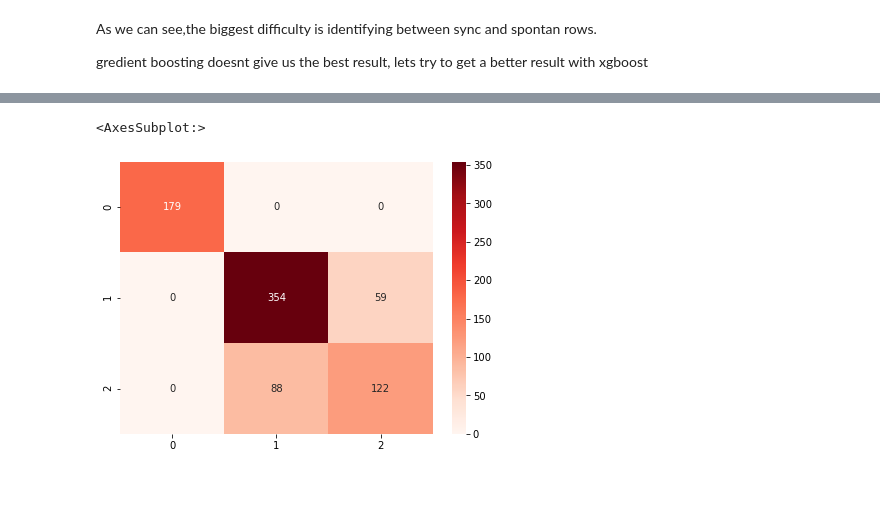
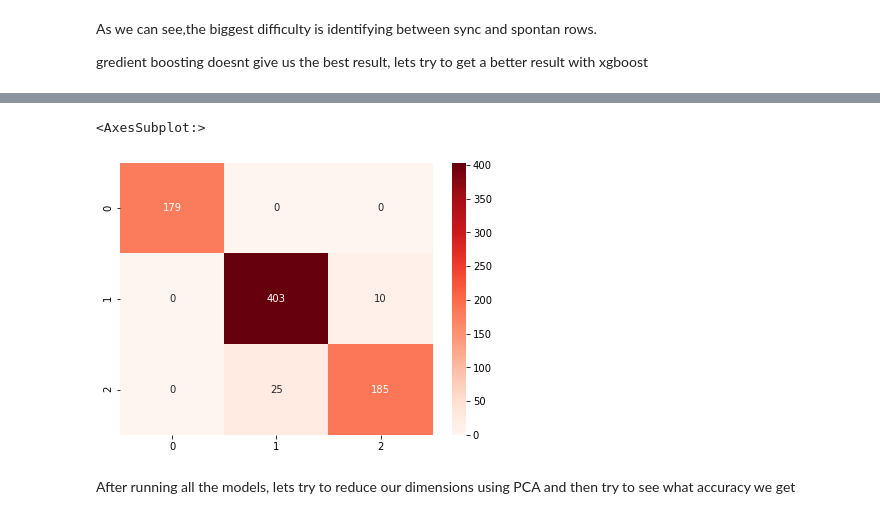
Before and after one commit to LiorBreitman8234/ML_SEM2, a Jupyter notebook: Pandas_Hands_Sync.ipynb, the cells around one changed output, grey strips where cells are left out. Drawn from its saved outputs; the diff is of its cells as text; code cells hidden in the pictures; blank space fills up the shorter version.

```diff
--- a/Pandas_Hands_Sync.ipynb
+++ b/Pandas_Hands_Sync.ipynb
@@ -715,6 +715,6 @@ Lets use 200 trees for our RF classifier
 # %%
 start_time = time.time()
-RF_before = RandomForestClassifier(n_estimators = 200, max_depth = 5)
+RF_before = RandomForestClassifier(n_estimators = 500, max_depth = 5)
 RF_before.fit(train_data, train_labels)
 time_to_train = time.time() - start_time
 pred =RF_before.predict(validation_data)
@@ -799,7 +799,7 @@ XGBClassifier score is 0.814 and it took 1.19 seconds to calculate
 # %%
 start_time = time.time()
 estimators = [("logistic regression",LoR),("Random forest",RF_before),("adaBoost",adaBoost_before),("knn",knn_before)]
-stack_before = StackingClassifier(estimators = estimators, final_estimator=gBoost_before )
+stack_before = StackingClassifier(estimators = estimators, final_estimator=hard_voting )
 stack_before.fit(train_data,train_labels)
 time_to_train = time.time() - start_time
 pred = stack_before.predict(validation_data)
@@ -814,2 +814,4 @@ StackingClassifier score is 0.817 and it took 130.07 seconds to calculate
 <AxesSubplot:>
-[figure, old version]
+[figure, new version]
+# %% [markdown]
+After running all the models, lets try to reduce our dimensions using PCA and then try to see what accuracy we get
```
Also changed, not shown: parts of 35 cells of this notebook.
